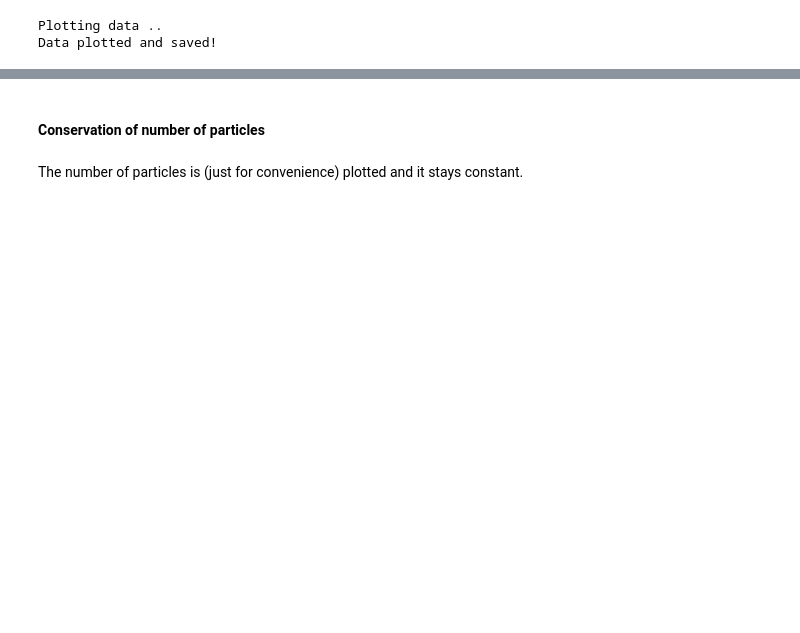
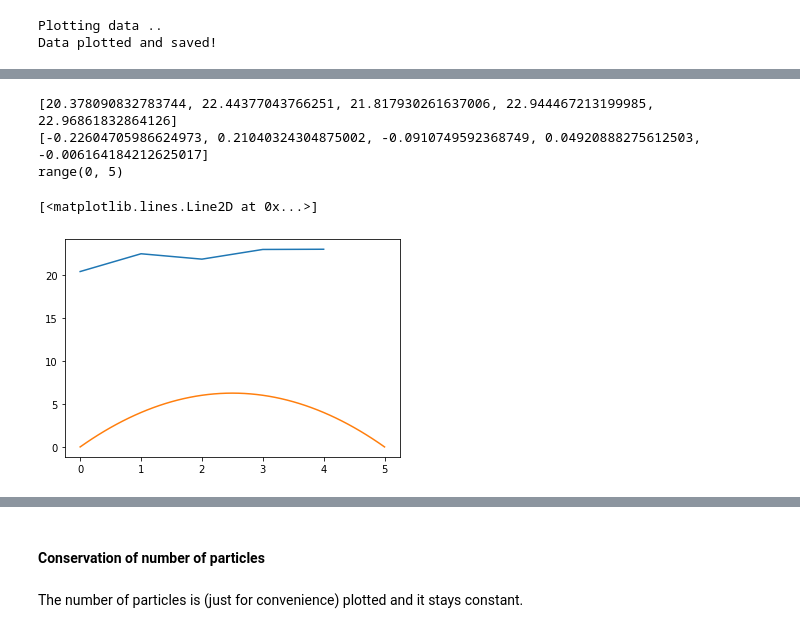
Before and after one commit to SaphCode/MPCD, a Jupyter notebook: Analysis/thesis.ipynb, the cells around one changed output, grey strips where cells are left out. Cells and saved outputs as stored; diff of their text form; code cells hidden in the pictures; blank space fills up the shorter version.

```diff
--- a/Analysis/thesis.ipynb
+++ b/Analysis/thesis.ipynb
@@ -560,3 +554,55 @@ Plotting data ..
 Data plotted and saved!
 # %% [markdown]
 ![Ending (maybe stationary) state of region with barebones MPCD implementation](Assets/stationary_region.png)
+# %%
+import matplotlib.pyplot as plt
+import numpy as np
+
+#print(U)
+#print(U[0])
+#print(U)
+#print(V)
+
+averages = []
+for t in U:
+    average_t = [sum(row)/len(row) for row in t]
+    averages.append(np.array(average_t))
+averages = np.array(averages).reshape(shown_rows, len(averages))
+flow_profile_vx = [sum(row)/len(row) for row in averages]
+print(flow_profile_vx)
+
+averages = []
+for t in V:
+    average_t = [sum(row)/len(row) for row in t]
+    averages.append(np.array(average_t))
+averages = np.array(averages).reshape(shown_rows, len(averages))
+flow_profile_vy = [sum(row)/len(row) for row in averages]
+print(flow_profile_vy)
+
+y_axis = range(0, shown_rows)
+print(y_axis)
+
+coord_vels = list(enumerate(flow_profile_vx, 0))
+
+plt.plot(flow_profile_vx)
+
+# setting the x - coordinates
+x = np.arange(0, 5.1, 0.1)
+# setting the corresponding y - coordinates
+R = 5 / 2
+
+y = R * R - (x - R)**2
+
+plt.plot(x, y)
+
+
+    #it += 1
+    #print('Timestep {}:\n{}'.format(it,t))
+    #average_t = [sum(row)/len(t) for row in t]
+    #print(average_t)
+# %% [output]
+[20.378090832783744, 22.44377043766251, 21.817930261637006, 22.944467213199985, 22.96861832864126]
+[-0.22604705986624973, 0.21040324304875002, -0.0910749592368749, 0.04920888275612503, -0.006164184212625017]
+range(0, 5)
+[<matplotlib.lines.Line2D at 0x...>]
+[figure, added]
```
Also changed, not shown: parts of 42 cells of this notebook, 38 other files.
